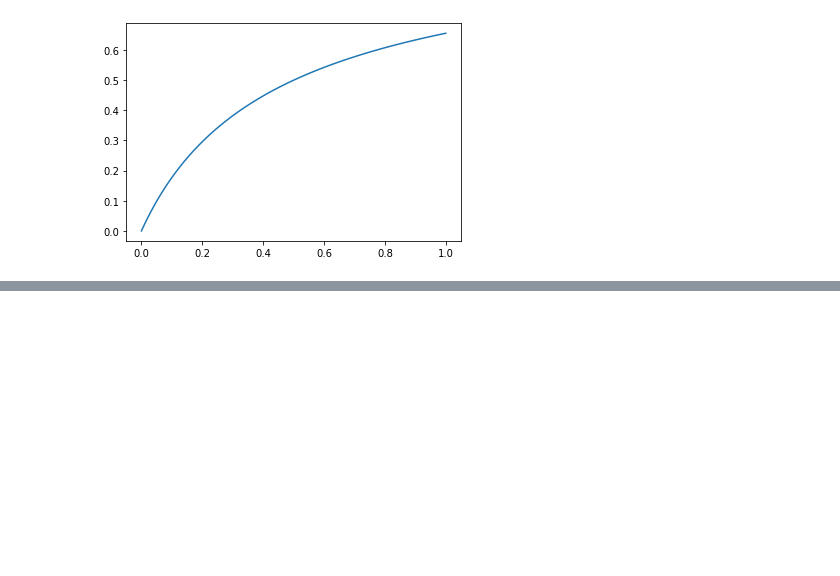
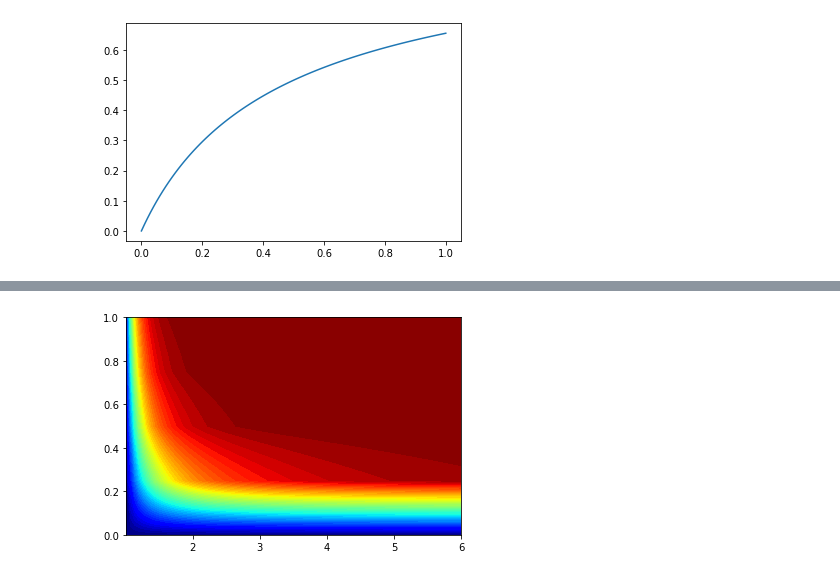
Before and after one commit to betoto008/Epidemiology_2020, a Jupyter notebook: Jupyter_Notebooks/2_Stochastic_Network.ipynb, the cells around one changed output, grey strips where cells are left out. Cells and saved outputs as stored; diff of their text form; code cells hidden in the pictures; blank space fills up the shorter version.

```diff
--- a/Jupyter_Notebooks/2_Stochastic_Network.ipynb
+++ b/Jupyter_Notebooks/2_Stochastic_Network.ipynb
@@ -363,0 +417,9 @@ plt.legend()
+# %%
+R0_array = np.linspace(1.01, 6, 80)
+ns = np.arange(5)
+x, y = np.meshgrid(R0_array, ns)
+z = 1-(1/x)**(2*y)
+# %%
+cs = plt.contourf(x, y/4, z, levels = np.linspace(0,1,50), cmap = plt.cm.jet)
+# %% [output]
+[figure, added]
```
Also changed, not shown: parts of 3 cells of this notebook, 18 other files.
